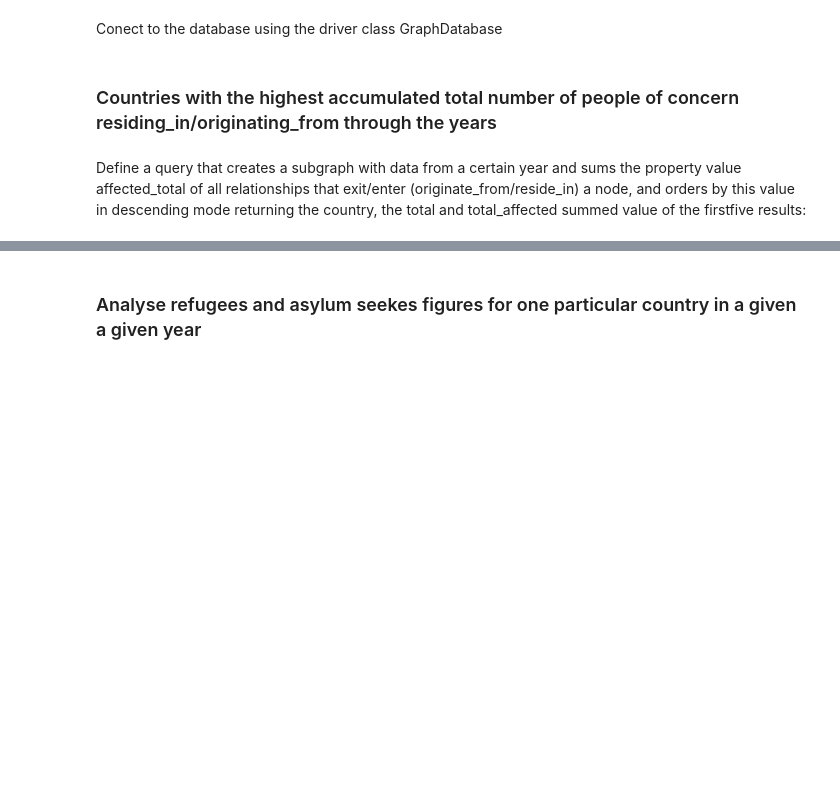
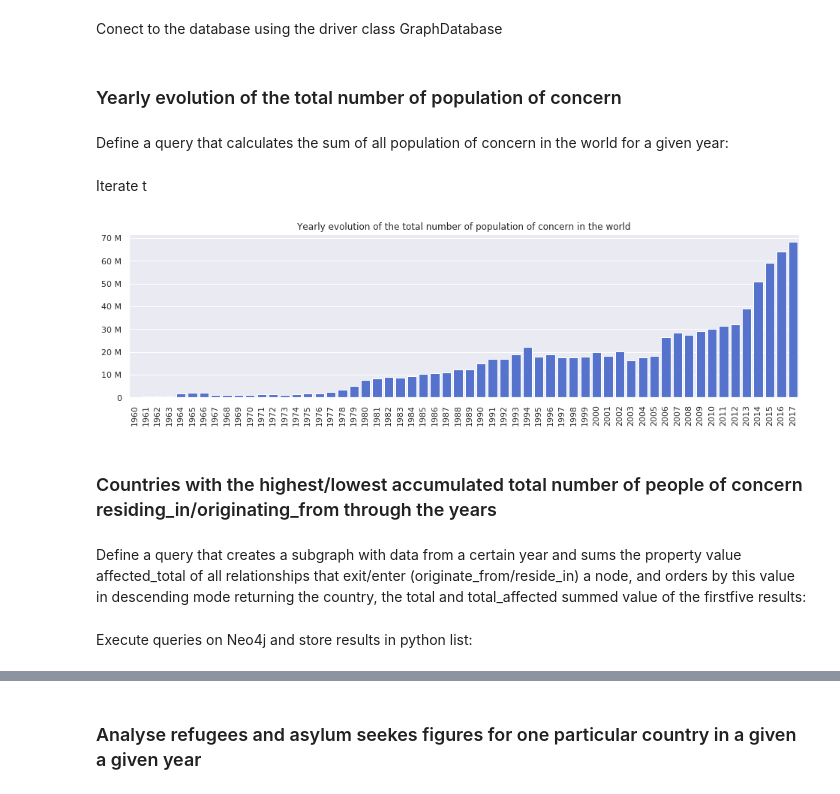
Before and after one commit to CandelaV/UNHCRs_population_of_concern_HDX, a Jupyter notebook: notebooks/c_data_analysis_with_python_and_neo4j_RESIDE_IN.ipynb, the cells around one changed output, grey strips where cells are left out. Saved outputs shown, nothing was run; the diff lists cells and outputs as text; code cells hidden in the pictures; blank space fills up the shorter version.

Commit message:
Add plots and fix small errors

```diff
--- a/notebooks/c_data_analysis_with_python_and_neo4j_RESIDE_IN.ipynb
+++ b/notebooks/c_data_analysis_with_python_and_neo4j_RESIDE_IN.ipynb
@@ -136,8 +161,34 @@ matcher_rel.match(r_type="2009").first()
 Conect to the database using the driver class GraphDatabase
 # %%
 driver = GraphDatabase.driver(uri, auth=("neo4j", "test"))
+# %% [markdown]
+### Yearly evolution of the total number of population of concern
+# %% [markdown]
+Define a query that calculates the sum of all population of concern in the world for a given year:
+# %%
+def total_pop_concern_given_year(tx, year):
+    return tx.run("MATCH (a:CountryYear)-[r:RESIDE_IN]->(b:CountryYear) "
+                        "WHERE a.year={0} AND b.year={0} "
+                         "RETURN a.year as year, sum(r.affected_total) as affectedTotal".format(year))
+# %% [markdown]
+Iterate t
+# %%
+with driver.session() as session:
+    out_total_pop = []
+    for year in years_list[0::1]:
+        [out_total_pop.append(element) for element in session.read_transaction(total_pop_concern_given_year, year).data()]
+# %%
+plt.figure(figsize=(16,4))
+ax = sns.barplot(x=[data['year'] for data in out_total_pop],
+                 y=[data['affectedTotal'] for data in out_total_pop],
+                 color='royalblue')
+ax.yaxis.set_major_formatter(ticker.EngFormatter())
+plt.xticks(rotation='vertical')
+plt.title("Yearly evolution of the total number of population of concern in the world");
+# %% [output]
+[figure, added]
 # %% [markdown]
-### Countries with the highest accumulated total number of people of concern residing_in/originating_from through the years
+### Countries with the highest/lowest accumulated total number of people of concern residing_in/originating_from through the years
 # %% [markdown]
 Define a query that creates a subgraph with data from a certain year and sums the property value affected_total of all relationships that exit/enter (originate_from/reside_in) a node, and orders by this value in descending mode returning the country, the total and total_affected summed value of the firstfive results:
 # %%
@@ -155,2 +206,4 @@ def top_total_originate_from(tx, year, top_number):
+# %% [markdown]
+Execute queries on Neo4j and store results in python list:
 # %%
 top_number_limit_C1 = 3
```
Also changed, not shown: parts of 38 cells of this notebook, 1 other file.
